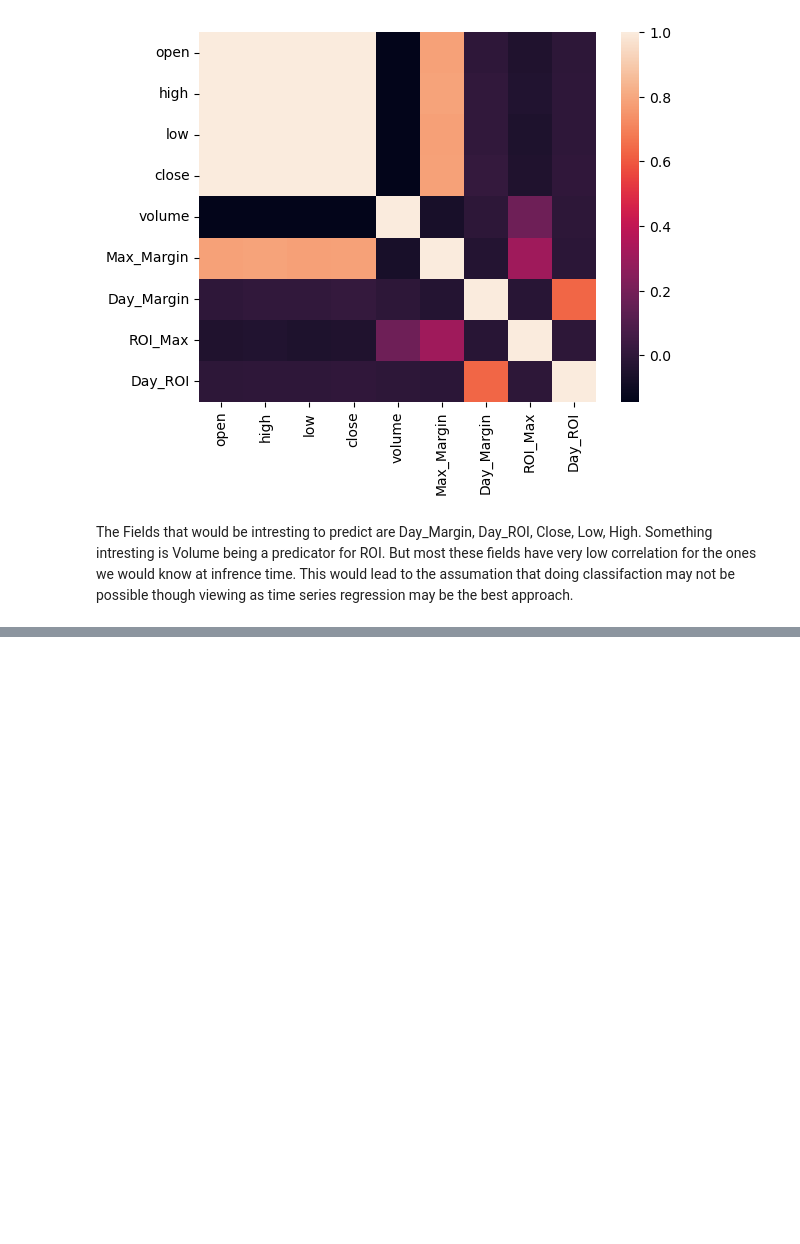
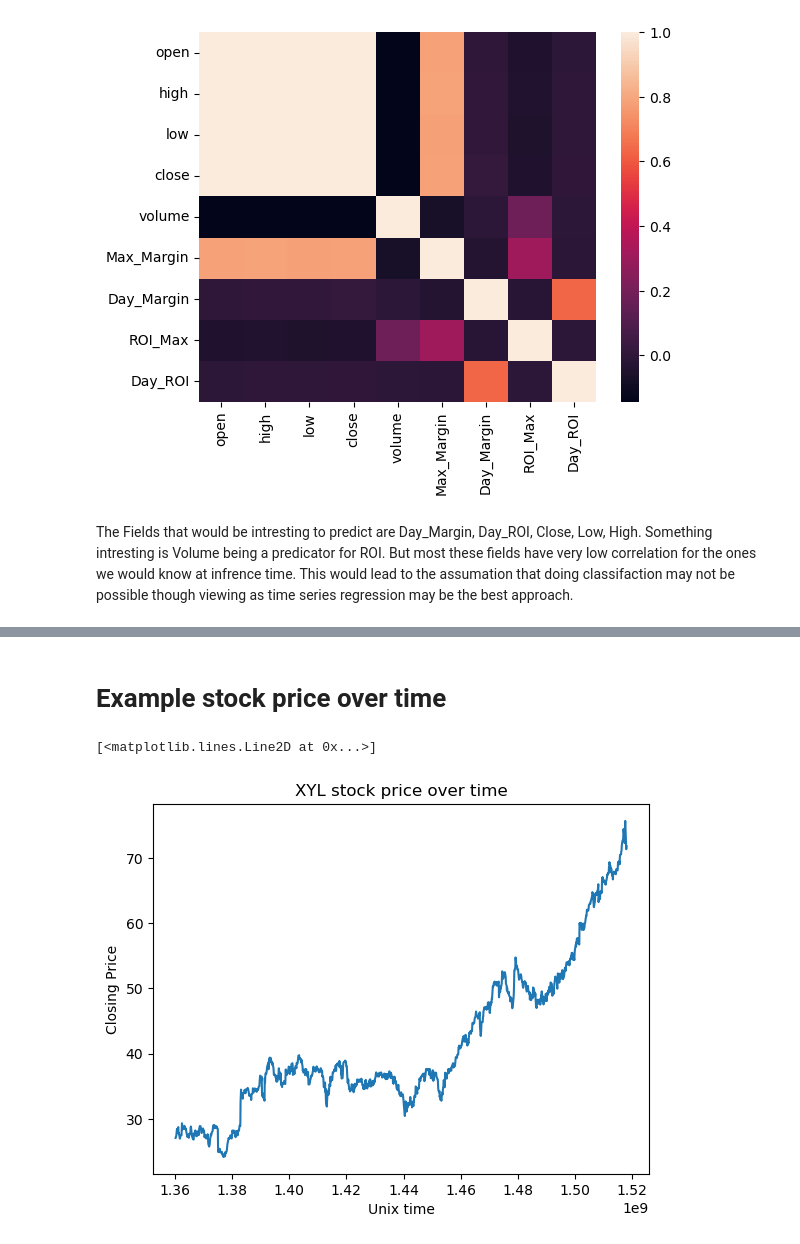
Before and after one commit to Nedwards0/AAI-590-Project, a Jupyter notebook: Data Exploration.ipynb, the cells around one changed output, grey strips where cells are left out. Cells and saved outputs as stored; diff of their text form; code cells hidden in the pictures; blank space fills up the shorter version.

```diff
--- a/Data Exploration.ipynb
+++ b/Data Exploration.ipynb
@@ -174,0 +198,3 @@ The Fields that would be intresting to predict are Day_Margin, Day_ROI, Close, L
+# %%
+df.dropna(subset=['open', "high","low", "close"], inplace=True)
+df.isna().any()
@@ -174,0 +222,4 @@ The Fields that would be intresting to predict are Day_Margin, Day_ROI, Close, L
+# %%
+df['date'] = pd.to_datetime(df['date'])
+
+df['unix_time'] = df['date'].astype('int64') // 10**9
@@ -174,0 +242,4 @@ The Fields that would be intresting to predict are Day_Margin, Day_ROI, Close, L
+# %%
+df = df.drop(columns=['date'])
+# %%
+df = pd.get_dummies(df)
@@ -174,0 +262,11 @@ The Fields that would be intresting to predict are Day_Margin, Day_ROI, Close, L
+# %% [markdown]
+# Example stock price over time
+# %%
+plt.xlabel('Unix time')
+plt.ylabel('Closing Price')
+plt.title('XYL stock price over time')
+
+plt.plot(df[df["Name_XYL"] == True]["unix_time"],df[df["Name_XYL"] == True]["close"])
+# %% [output]
+[<matplotlib.lines.Line2D at 0x...>]
+[figure, added]
```
Also changed, not shown: parts of 15 cells of this notebook.
